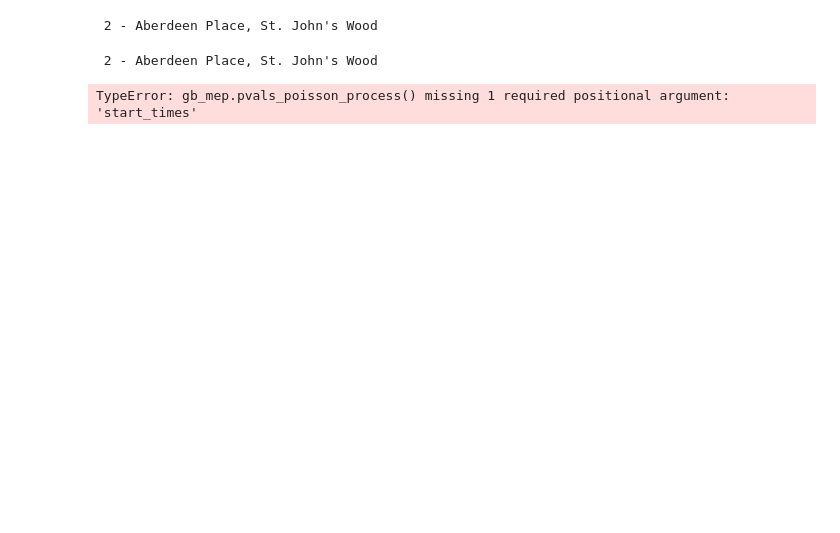
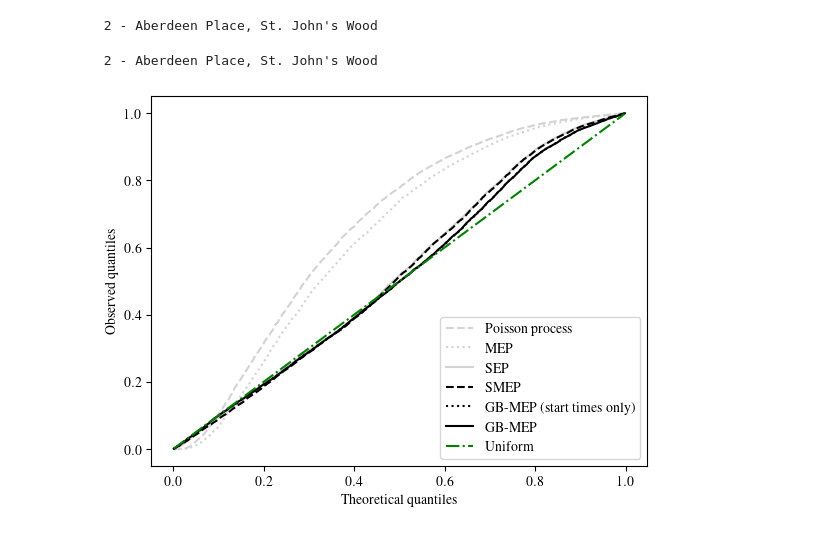
Before and after one commit to fraspass/gb-mep, a Jupyter notebook: notebooks/Santander_Cycles.ipynb, the cells around one changed output. Drawn from its saved outputs; the diff is of its cells as text; code cells hidden in the pictures; blank space fills up the shorter version.

```diff
--- a/notebooks/Santander_Cycles.ipynb
+++ b/notebooks/Santander_Cycles.ipynb
@@ -69,13 +67,13 @@ res_gbmep_start = G.fit(x0=-np.ones(4), subset_nodes=range(3), start_times=True,
  2 - Aberdeen Place, St. John's Wood
 # %%
 res_gbmep = {}
-for node in res_gbmep_self:
-    r = G.fit(x0=np.concatenate((res_gbmep_self[node].x, res_smep[node].x[3:5])), subset_nodes=[node], start_times=True, end_times=True, distance_start=True, distance_end=False, thresh=1)
+for node in res_gbmep_start:
+    r = G.fit(x0=np.concatenate((res_gbmep_start[node].x, res_smep[node].x[3:5])), subset_nodes=[node], start_times=True, end_times=True, distance_start=True, distance_end=False, thresh=1)
     res_gbmep[node] = r[node]
 # %% [output]
  2 - Aberdeen Place, St. John's Wood
 # %%
-index = 2
+index = 1
 # p-values for Poisson process
 p_poisson = G.pvals_poisson_process(param=res_pp[index], node_index=index)
 # p-values for MEP
@@ -98,24 +96,31 @@ p_gbmep_start = G.pvals_gbmep_start(params=pp, node_index=index, thresh=1)
 pp = np.exp(res_gbmep[index].x)
 pp[2] += pp[1]; pp[5] += pp[4]
 p_gbmep = G.pvals_gbmep_start_self(params=pp, node_index=index, thresh=1)
-# %% [output]
-TypeError: gb_mep.pvals_poisson_process() missing 1 required positional argument: 'start_times'
 # %%
 x = np.linspace(start=0, stop=1, num=501, endpoint=False)[1:]
-y1 = np.percentile(a=q_pp, q=x*100)
-y2 = np.percentile(a=q_mep, q=x*100)
-y3 = np.percentile(a=q_sep, q=x*100)
-y4 = np.percentile(a=q_smep, q=x*100)
-y5 = np.percentile(a=q_gbmep_self, q=x*100)
-y6 = np.percentile(a=q_gbmep, q=x*100)
-import matplotlib.pyplot as plt
-plt.plot(x,y1,label='PP')
-plt.plot(x,y2,label='MEP')
-plt.plot(x,y3, label='SEP')
-plt.plot(x,y4, label='SMEP')
-plt.plot(x,y5, label='GB-MEP (self)')
-plt.plot(x,y6, label='GB-MEP')
-plt.legend()
-plt.plot(x,x)
+y_poisson = np.percentile(a=p_poisson, q=x*100)
+y_mep = np.percentile(a=p_mep, q=x*100)
+y_sep = np.percentile(a=p_sep, q=x*100)
+y_smep = np.percentile(a=p_smep, q=x*100)
+y_gbmep_start = np.percentile(a=p_gbmep_start, q=x*100)
+y_gbmep = np.percentile(a=p_gbmep, q=x*100)
+# %%
+import matplotlib.pyplot as plt
+from matplotlib import rc
+rc('font',**{'family':'serif','serif':['Times']})
+rc('text', usetex=True)
+plt.plot(x, y_poisson, label='Poisson process', ls='dashed', c='lightgray')
+plt.plot(x, y_mep, label='MEP', ls='dotted', c='lightgray')
+plt.plot(x, y_sep, label='SEP', c='lightgray')
+plt.plot(x, y_smep, label='SMEP', ls='dashed', c='black')
+plt.plot(x, y_gbmep_start, label='GB-MEP (start times only)', ls='dotted', c='black')
+plt.plot(x, y_gbmep, label='GB-MEP', c='black')
+plt.plot(x, x, label='Uniform', c='green', ls='dashdot')
+plt.xlabel('Theoretical quantiles')
+plt.ylabel('Observed quantiles')
+plt.legend()
+plt.show()
+# %% [output]
+[figure, added]
 # %%
 import scipy.stats as stats
```
Also changed, not shown: parts of 6 cells of this notebook, 16 other files.
